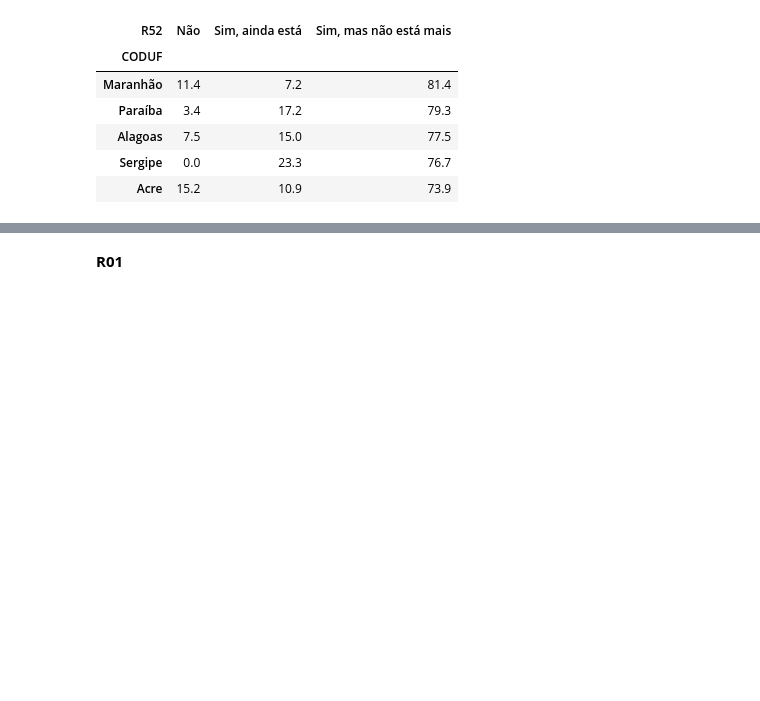
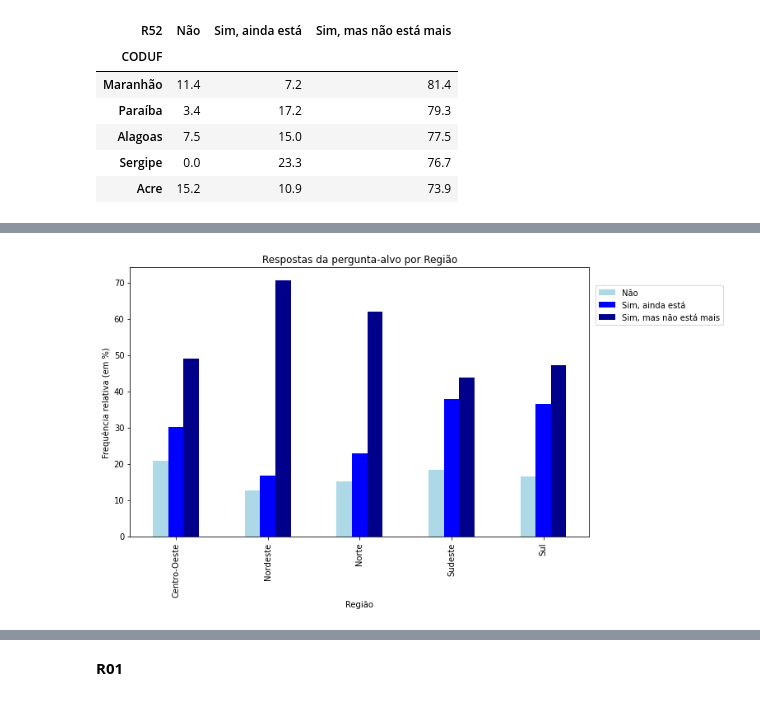
Before and after one commit to insper-classroom/23-1a-cd-p2-anderson_samuel_vinicius, a Jupyter notebook: Relatório.ipynb, the cells around one changed output, grey strips where cells are left out. Drawn from its saved outputs; the diff is of its cells as text; code cells hidden in the pictures; blank space fills up the shorter version.

```diff
--- a/Relatório.ipynb
+++ b/Relatório.ipynb
@@ -432,3 +441,6 @@ Em relação à pergunta `53`, que está condicionada à pergunta 52, vamos anal
+# %%
+col_vies = ['R53_01', 'R53_02', 'R53_03', 'R53_04', 'R53_05', 'R53_06', 'R53_07', 'R53_08', 'R53_09', 'R60_08', 'R75']
+responsaveis_df.drop(col_vies, axis='columns', inplace=True)
 # %% [markdown]
 ## Analisando informações demográficas
 # %% [markdown]
@@ -471,6 +483,7 @@ estado_UF = {11:'Rondônia', 12: 'Acre', 13: 'Amazonas', 14: 'Roraima', 15: 'Par
              42:'Santa Catarina', 43:'Rio Grande do Sul', 50: 'Mato Grosso do Sul', 51:'Mato Grosso', 52:'Goiás',
              53:'Distrito Federal'}
 
-responsaveis_df.CODUF = responsaveis_df.CODUF.map(estado_UF)
-responsaveis_df.CODUF = responsaveis_df.CODUF.astype('category')
+analysis_CODUF = responsaveis_df.CODUF
+analysis_CODUF = analysis_CODUF.map(estado_UF)
+analysis_CODUF = analysis_CODUF.astype('category')
 # %%
@@ -569,0 +584,3 @@ Isso indica que há boas chances de a localização geográfica ser um fator rel
+# %%
+endividamento_por_regiao = pd.crosstab(responsaveis_df['Região'], responsaveis_df.R52, normalize='index').round(3)*100
+endividamento_por_regiao
@@ -569,0 +595,11 @@ Isso indica que há boas chances de a localização geográfica ser um fator rel
+# %%
+cores = ['lightblue', 'blue','darkblue']
+
+endividamento_por_regiao.plot.bar(color = cores, figsize=(10, 6))
+plt.ylabel('Frequência relativa (em %)')
+plt.legend(loc='center')
+plt.legend(bbox_to_anchor=(1.3, 0.95));
+plt.title('Respostas da pergunta-alvo por Região')
+plt.show()
+# %% [output]
+[figure, added]
```
Also changed, not shown: parts of 43 cells of this notebook.
